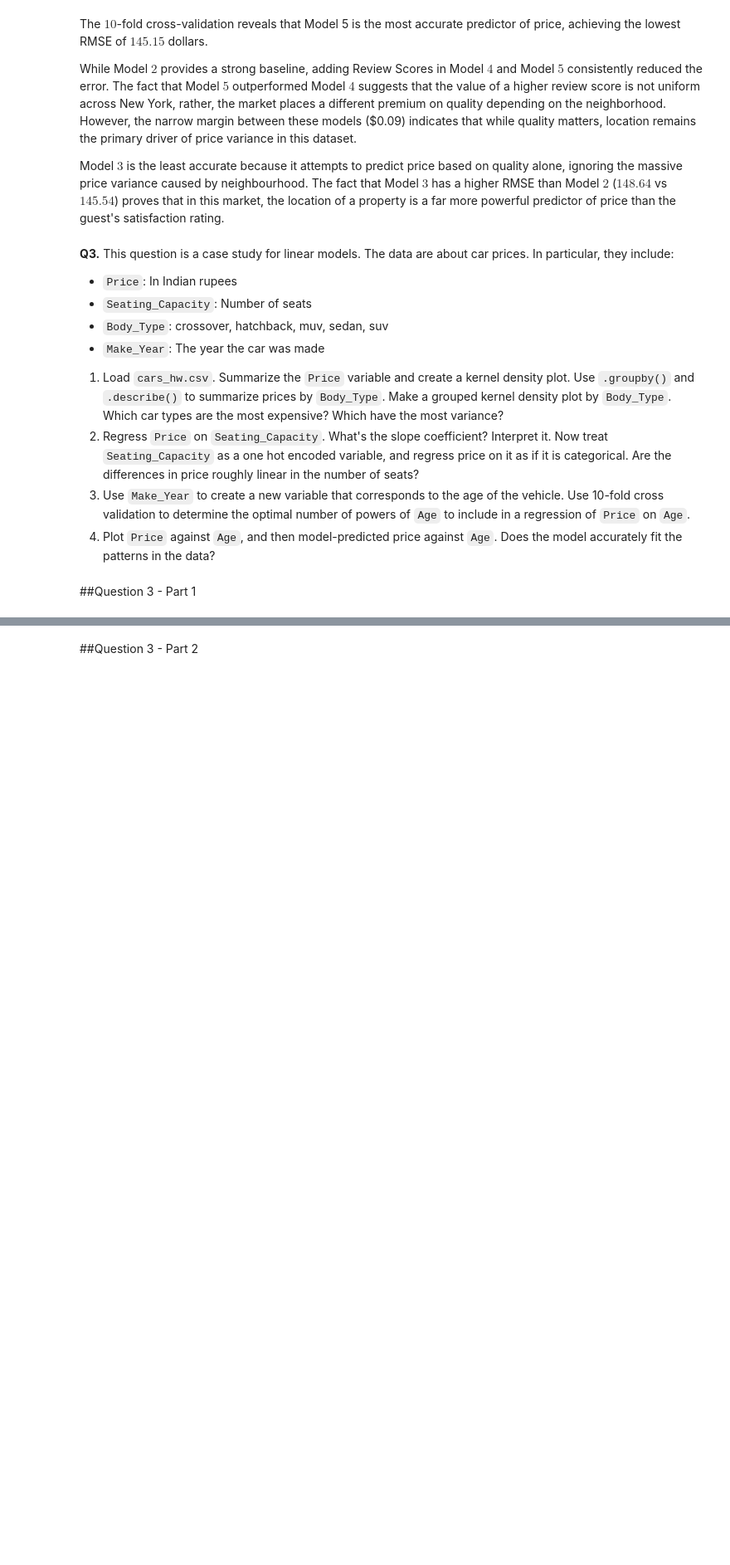
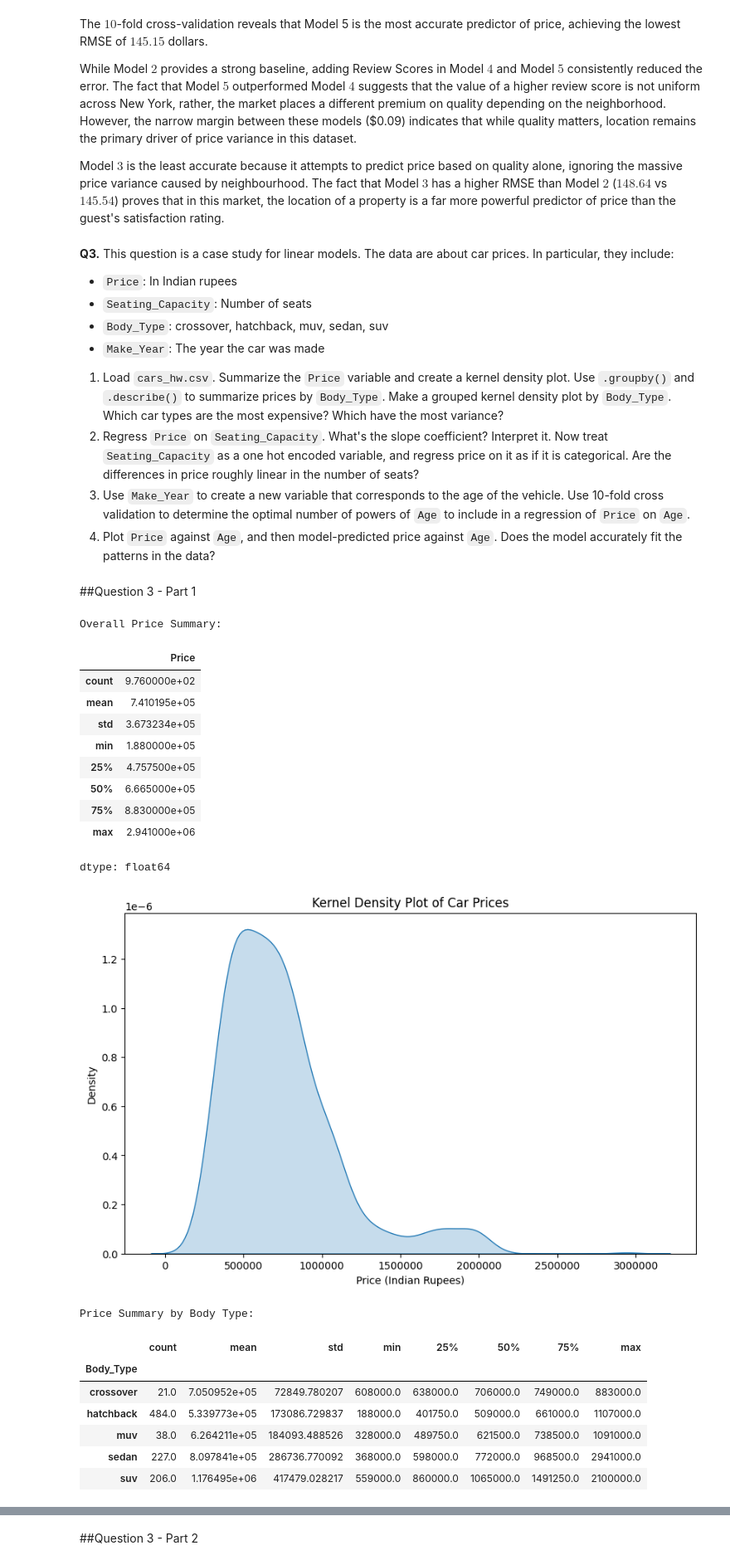
Before and after one commit to thomashooks53/undergrad_ml_assignments, a Jupyter notebook: 03_assignment_linear_models.ipynb, the cells around one changed output, grey strips where cells are left out. Shown at 83% size. Saved outputs shown, nothing was run; the diff lists cells and outputs as text; code cells hidden in the pictures; blank space fills up the shorter version.

```diff
--- a/03_assignment_linear_models.ipynb
+++ b/03_assignment_linear_models.ipynb
@@ -338,3 +338,54 @@ Model $3$ is the least accurate because it attempts to predict price based on qu
   4. Plot `Price` against `Age`, and then model-predicted price against `Age`. Does the model accurately fit the patterns in the data?
 # %% [markdown]
 ##Question 3 - Part 1
+# %%
+import pandas as pd
+import matplotlib.pyplot as plt
+import seaborn as sns
+
+cars = pd.read_csv("/content/data/cars_hw.csv")
+
+print("Overall Price Summary:")
+display((cars['Price'].describe()))
+print("\n")
+
+plt.figure(figsize=(10, 6))
+sns.kdeplot(data=cars, x='Price', fill=True)
+plt.title('Kernel Density Plot of Car Prices')
+plt.xlabel('Price (Indian Rupees)')
+plt.ylabel('Density')
+plt.ticklabel_format(style='plain', axis='x')
+plt.show()
+
+print("Price Summary by Body Type:")
+body_type_summary = cars.groupby('Body_Type')['Price'].describe()
+display((body_type_summary))
+
+plt.figure(figsize=(12, 7))
+sns.kdeplot(data=cars, x='Price', hue='Body_Type', fill=True, common_norm=False, alpha=0.5)
+plt.title('Kernel Density Plot of Prices by Body Type')
+plt.xlabel('Price (Indian Rupees)')
+plt.ylabel('Density')
+plt.ticklabel_format(style='plain', axis='x')
+plt.show()
+# %% [output]
+Overall Price Summary:
+|  | Price |
+| count | 9.760000e+02 |
+| mean | 7.410195e+05 |
+| std | 3.673234e+05 |
+| min | 1.880000e+05 |
+| 25% | 4.757500e+05 |
+| 50% | 6.665000e+05 |
+| 75% | 8.830000e+05 |
+| max | 2.941000e+06 |
+dtype: float64
+[figure, added]
+Price Summary by Body Type:
+|  | count | mean | std | min | 25% | 50% | 75% | max |
+| Body_Type |  |  |  |  |  |  |  |  |
+| crossover | 21.0 | 7.050952e+05 | 72849.780207 | 608000.0 | 638000.0 | 706000.0 | 749000.0 | 883000.0 |
+| hatchback | 484.0 | 5.339773e+05 | 173086.729837 | 188000.0 | 401750.0 | 509000.0 | 661000.0 | 1107000.0 |
+| muv | 38.0 | 6.264211e+05 | 184093.488526 | 328000.0 | 489750.0 | 621500.0 | 738500.0 | 1091000.0 |
+| sedan | 227.0 | 8.097841e+05 | 286736.770092 | 368000.0 | 598000.0 | 772000.0 | 968500.0 | 2941000.0 |
+| suv | 206.0 | 1.176495e+06 | 417479.028217 | 559000.0 | 860000.0 | 1065000.0 | 1491250.0 | 2100000.0 |
```
Also changed, not shown: parts of 8 cells of this notebook.
